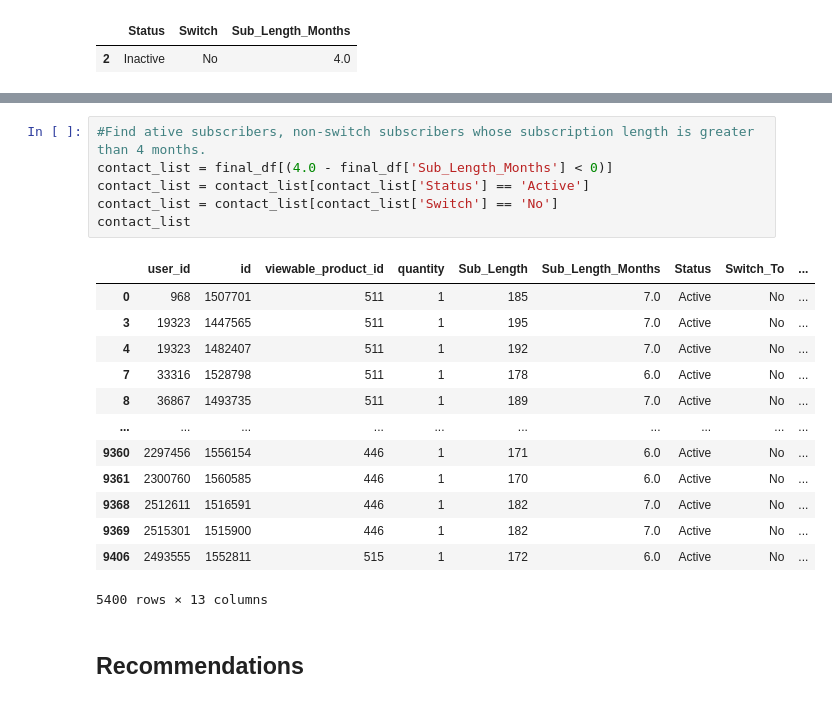
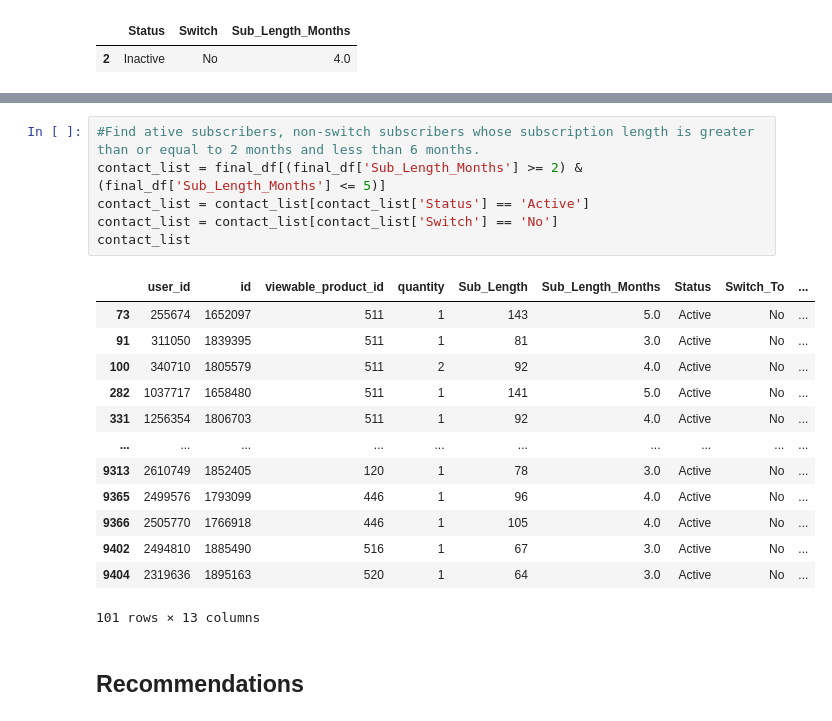
Before and after one commit to drdavis043/SwitchAnalysis, a Jupyter notebook: SubscriptionSwitchAnalysis.ipynb, the cells around one changed output, grey strips where cells are left out. Cells and saved outputs as stored; diff of their text form.

```diff
--- a/SubscriptionSwitchAnalysis.ipynb
+++ b/SubscriptionSwitchAnalysis.ipynb
@@ -656,23 +670,23 @@ sub_cancel
 # %%
-#Find ative subscribers, non-switch subscribers whose subscription length is greater than 4 months.
-contact_list = final_df[(4.0 - final_df['Sub_Length_Months'] < 0)]
+#Find ative subscribers, non-switch subscribers whose subscription length is greater than or equal to 2 months and less than 6 months.
+contact_list = final_df[(final_df['Sub_Length_Months'] >= 2) & (final_df['Sub_Length_Months'] <= 5)]
 contact_list = contact_list[contact_list['Status'] == 'Active']
 contact_list = contact_list[contact_list['Switch'] == 'No']
 contact_list
 # %% [output]
 |  | user_id | id | viewable_product_id | quantity | Sub_Length | Sub_Length_Months | Status | Switch_To | ... |
-| 0 | 968 | 1507701 | 511 | 1 | 185 | 7.0 | Active | No | ... |
-| 3 | 19323 | 1447565 | 511 | 1 | 195 | 7.0 | Active | No | ... |
-| 4 | 19323 | 1482407 | 511 | 1 | 192 | 7.0 | Active | No | ... |
-| 7 | 33316 | 1528798 | 511 | 1 | 178 | 6.0 | Active | No | ... |
-| 8 | 36867 | 1493735 | 511 | 1 | 189 | 7.0 | Active | No | ... |
+| 73 | 255674 | 1652097 | 511 | 1 | 143 | 5.0 | Active | No | ... |
+| 91 | 311050 | 1839395 | 511 | 1 | 81 | 3.0 | Active | No | ... |
+| 100 | 340710 | 1805579 | 511 | 2 | 92 | 4.0 | Active | No | ... |
+| 282 | 1037717 | 1658480 | 511 | 1 | 141 | 5.0 | Active | No | ... |
+| 331 | 1256354 | 1806703 | 511 | 1 | 92 | 4.0 | Active | No | ... |
 | ... | ... | ... | ... | ... | ... | ... | ... | ... | ... |
-| 9360 | 2297456 | 1556154 | 446 | 1 | 171 | 6.0 | Active | No | ... |
-| 9361 | 2300760 | 1560585 | 446 | 1 | 170 | 6.0 | Active | No | ... |
-| 9368 | 2512611 | 1516591 | 446 | 1 | 182 | 7.0 | Active | No | ... |
-| 9369 | 2515301 | 1515900 | 446 | 1 | 182 | 7.0 | Active | No | ... |
-| 9406 | 2493555 | 1552811 | 515 | 1 | 172 | 6.0 | Active | No | ... |
+| 9313 | 2610749 | 1852405 | 120 | 1 | 78 | 3.0 | Active | No | ... |
+| 9365 | 2499576 | 1793099 | 446 | 1 | 96 | 4.0 | Active | No | ... |
+| 9366 | 2505770 | 1766918 | 446 | 1 | 105 | 4.0 | Active | No | ... |
+| 9402 | 2494810 | 1885490 | 516 | 1 | 67 | 3.0 | Active | No | ... |
+| 9404 | 2319636 | 1895163 | 520 | 1 | 64 | 3.0 | Active | No | ... |
-5400 rows × 13 columns
+101 rows × 13 columns
 # %% [markdown]
 ## Recommendations
 # %% [markdown]
```
Also changed, not shown: parts of 7 cells of this notebook.
